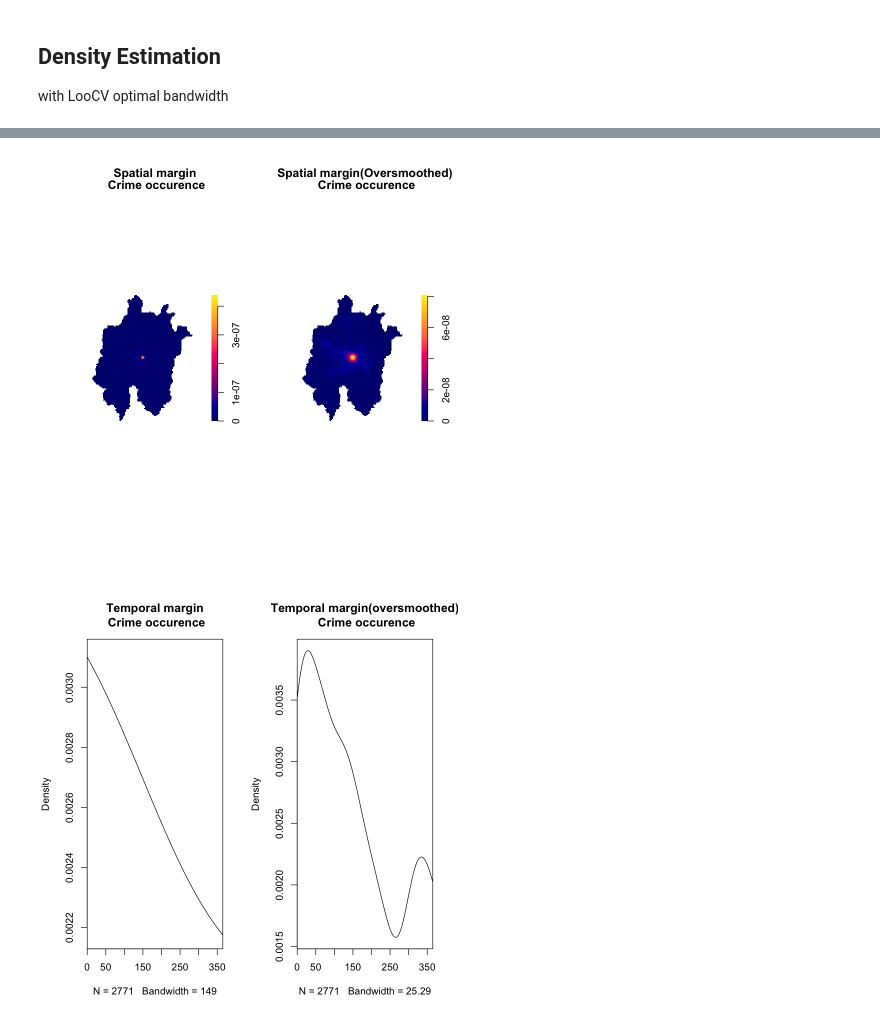
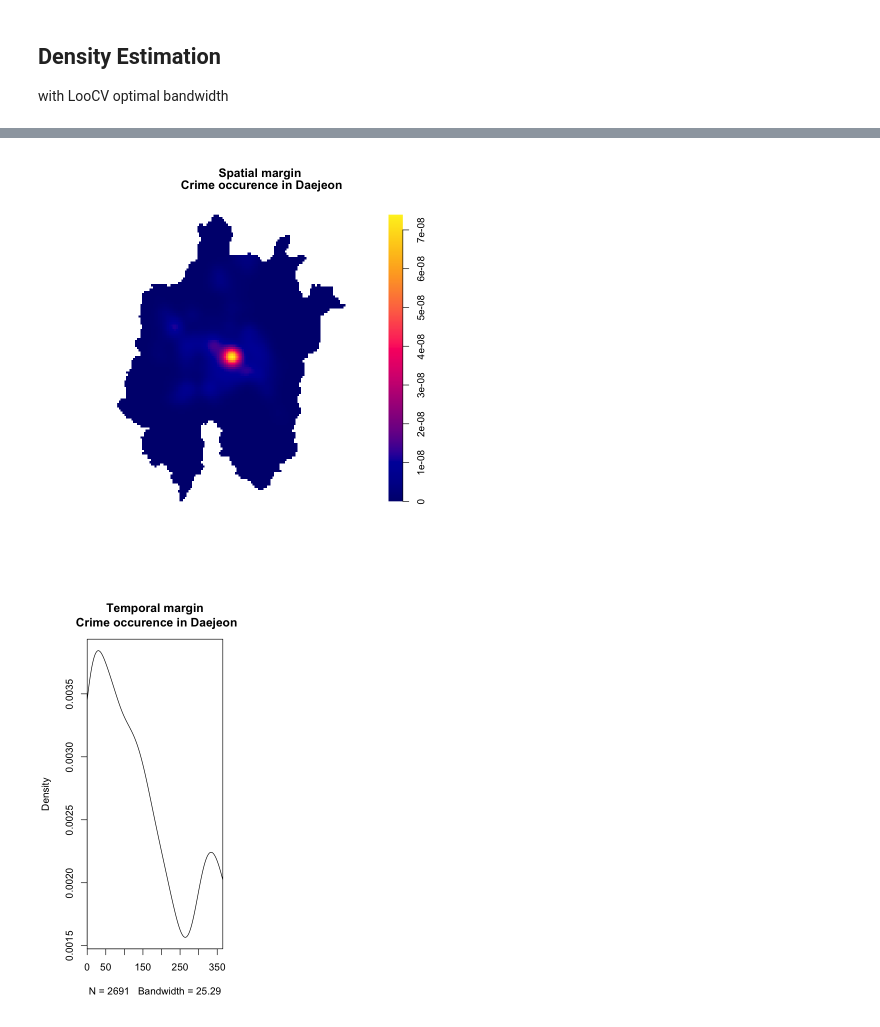
Before and after one commit to ddangchani/LocalSecurity_competition, a Jupyter notebook: get_bandwidth_R.ipynb, the cells around one changed output, grey strips where cells are left out. Saved outputs shown, nothing was run; the diff lists cells and outputs as text; code cells hidden in the pictures.

```diff
--- a/get_bandwidth_R.ipynb
+++ b/get_bandwidth_R.ipynb
@@ -76,0 +21,6 @@ Warning message:
+# %%
+## read crime data
+df_crime_DJ = read_csv('STKDE/data_100M.csv') %>% unique()
+# df_crime_DJSJ = read_csv('STKDE/data_100M_DJSJ.csv')
+# df_crime_DJ_full = read_csv('STKDE/data_100M_DJ_to22_2h.csv')
+df_crime_1K = read_csv('STKDE/data.csv') %>% unique()
@@ -76,0 +46,5 @@ Warning message:
+# %%
+crime_DJ <- ppp(x=df_crime_DJ$X, y=df_crime_DJ$Y, window = as.owin(boundary_DJ), marks = df_crime_DJ$T)
+# # crime_DJSJ <- ppp(x=df_crime_DJSJ$X, y=df_crime_DJSJ$Y, window = as.owin(boundary_DJSJ), marks = df_crime_DJSJ$T)
+# crime_DJ_full <- ppp(x=df_crime_DJ_full$X, y=df_crime_DJ_full$Y, window = as.owin(boundary_DJ), marks = df_crime_DJ_full$T)
+# crime_1K <- ppp(x=df_crime_1K$X, y=df_crime_1K$Y, window = as.owin(boundary_DJ), marks = df_crime_1K$T)
@@ -127,0 +125,4 @@ range(marks(ppp_crime))
+# %%
+f.crime_DJ_full <- spattemp.density(
+    crime_DJ_full, h=hlam_DJ_full[1], lambda=hlam_DJ_full[2], tlim = c(-370,750)
+)
@@ -128,11 +138,11 @@ range(marks(ppp_crime))
 # %%
 # STKDE and oversmoothing STKDE
-f.crime <- spattemp.density(
-    ppp_crime, h=hlam[1], lambda=hlam[2], tlim = c(-10,370)
+f.crime_DJ <- spattemp.density(
+    crime_DJ, h=hlam_os_DJ[1], lambda=hlam_os_DJ[2], tlim = c(-10,370)
 )
-f.crime_os <- spattemp.density(
-    ppp_crime, h=hlam_os[1], lambda=hlam_os[2], tlim = c(-10,370)
-)
+# f.crime_DJSJ <- spattemp.density(
+#     crime_DJSJ, h=hlam_DJSJ[1], lambda=14, tlim = c(-10,370)
+# )
 # %% [output]
 Calculating trivariate smooth...
 Done.
@@ -154,14 +155,15 @@ Done.
 # %%
 ## spatial margin plot
-par(mfrow=c(1,2))
-plot(f.crime$spatial.z, box=FALSE, main="Spatial margin\n Crime occurence", bg='white')
-plot(f.crime_os$spatial.z, box=FALSE, main="Spatial margin(Oversmoothed)\n Crime occurence", bg='white')
+# par(mfrow=c(1,3))
+plot(f.crime_DJ$spatial.z, box=FALSE, main="Spatial margin\n Crime occurence in Daejeon", bg='white')
+# plot(f.crime_DJSJ$spatial.z, box=FALSE, main="Spatial margin\n Crime occurence in Daejeon&Sejong", bg='white')
+# plot(f.crime_DJ_full$spatial.z, box=FALSE, main="Spatial margin\n Crime occurence in Daejeon&Sejong", bg='white')
 # %% [output]
-[figure, old version]
+[figure, new version]
 # %%
 # Temporal Margin plot
 par(mfrow=c(1,2))
-plot(f.crime$temporal.z, xlim=c(0,365), xaxs="i", main="Temporal margin\n Crime occurence", bg='white')
-plot(f.crime_os$temporal.z, xlim=c(0,365), xaxs="i", main="Temporal margin(oversmoothed)\n Crime occurence", bg='white')
+plot(f.crime_DJ$temporal.z, xlim=c(0,365), xaxs="i", main="Temporal margin\n Crime occurence in Daejeon", bg='white')
+# plot(f.crime_DJSJ$temporal.z, xlim=c(0,365), xaxs="i", main="Temporal margin\n Crime occurence in Daejeon&Sejong", bg='white')
 # %% [output]
-[figure, old version]
+[figure, new version]
```
Also changed, not shown: parts of 19 cells of this notebook, 19 other files.
